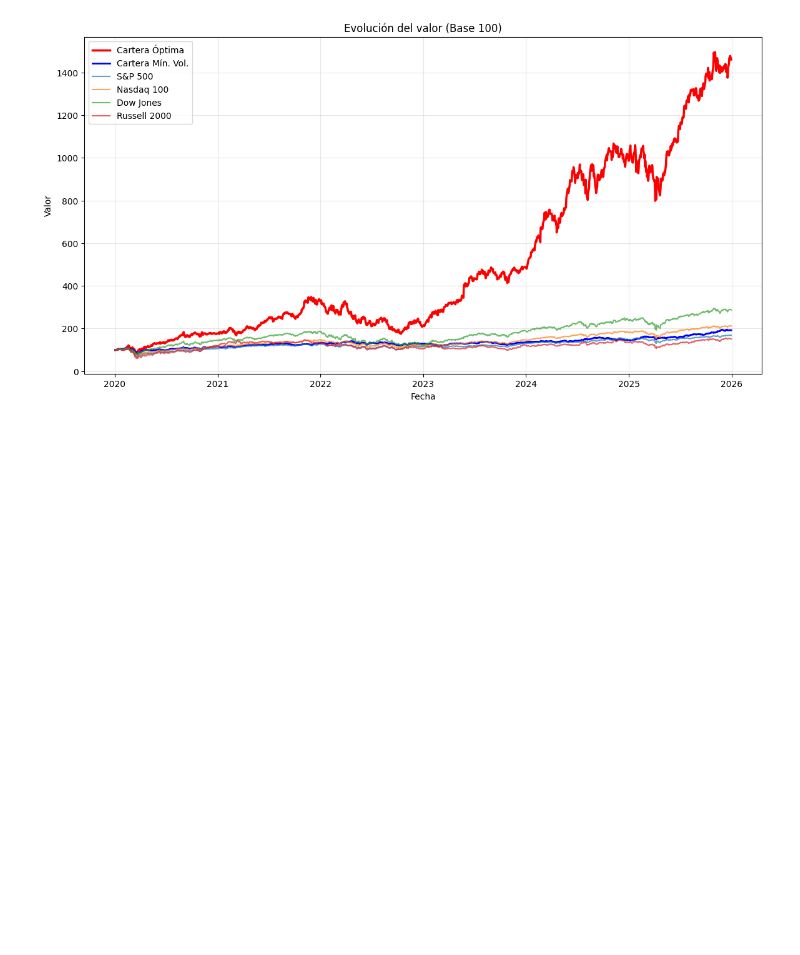
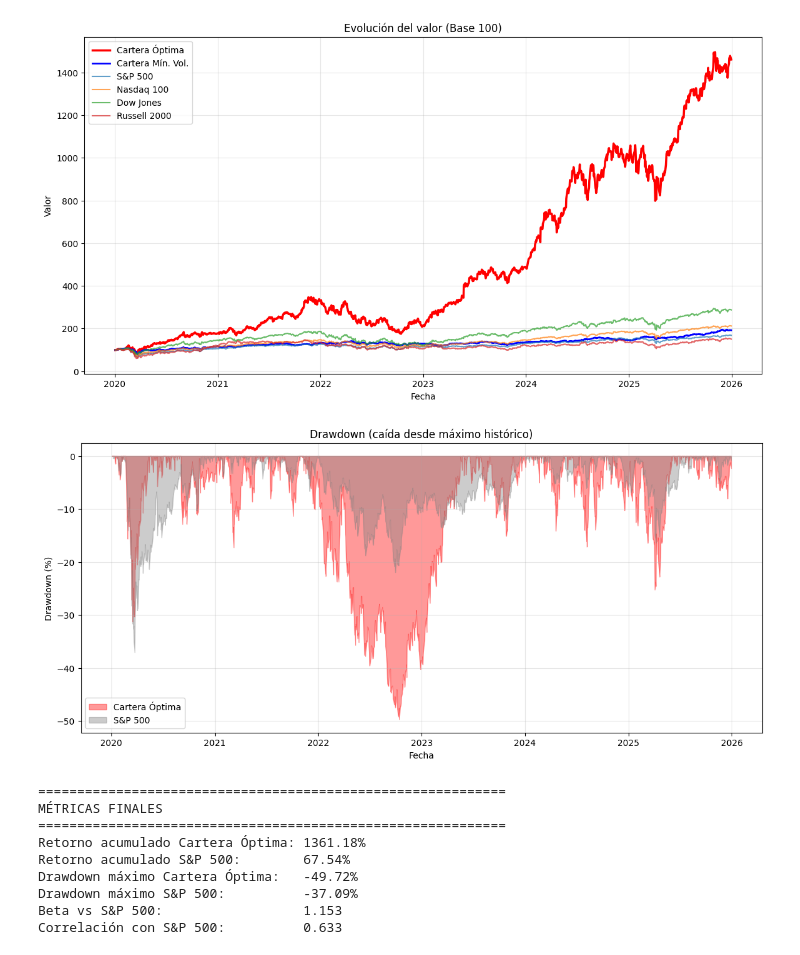
Before and after one commit to santiagoriverti/simulacion_cartera_inversion, a Jupyter notebook: scripts/simulacion_cartera_inversion.ipynb, the cells around one changed output. Cells and saved outputs as stored; diff of their text form; code cells hidden in the pictures; blank space fills up the shorter version.

Commit message:
Drawdown y métricas de riesgo

```diff
--- a/scripts/simulacion_cartera_inversion.ipynb
+++ b/scripts/simulacion_cartera_inversion.ipynb
@@ -257,3 +257,49 @@ plt.grid(alpha=0.3)
 plt.show()
 # %% [output]
 [figure]
+# %%
+def calcular_drawdown(serie_valor):
+    pico = serie_valor.cummax()
+    return (serie_valor - pico) / pico
+
+dd_cartera = calcular_drawdown(valor_cartera_opt)
+valor_sp = (1 + retornos_indices['S&P 500']).cumprod() * 100
+dd_sp = calcular_drawdown(valor_sp)
+
+plt.figure(figsize=(14, 6))
+plt.fill_between(dd_cartera.index, dd_cartera * 100, 0, alpha=0.4, color='red', label='Cartera Óptima')
+plt.fill_between(dd_sp.index, dd_sp * 100, 0, alpha=0.4, color='gray', label='S&P 500')
+plt.title('Drawdown (caída desde máximo histórico)')
+plt.ylabel('Drawdown (%)')
+plt.xlabel('Fecha')
+plt.legend()
+plt.grid(alpha=0.3)
+plt.show()
+
+# Métricas finales
+print("="*60)
+print("MÉTRICAS FINALES")
+print("="*60)
+ret_total_opt = (valor_cartera_opt.iloc[-1] / 100 - 1) * 100
+ret_total_sp = (valor_sp.iloc[-1] / 100 - 1) * 100
+
+print(f"Retorno acumulado Cartera Óptima: {ret_total_opt:.2f}%")
+print(f"Retorno acumulado S&P 500:        {ret_total_sp:.2f}%")
+print(f"Drawdown máximo Cartera Óptima:   {dd_cartera.min()*100:.2f}%")
+print(f"Drawdown máximo S&P 500:          {dd_sp.min()*100:.2f}%")
+
+beta = np.cov(retornos_cartera_opt, retornos_indices['S&P 500'])[0, 1] / retornos_indices['S&P 500'].var()
+corr = retornos_cartera_opt.corr(retornos_indices['S&P 500'])
+print(f"Beta vs S&P 500:                  {beta:.3f}")
+print(f"Correlación con S&P 500:          {corr:.3f}")
+# %% [output]
+[figure, added]
+============================================================
+MÉTRICAS FINALES
+============================================================
+Retorno acumulado Cartera Óptima: 1361.18%
+Retorno acumulado S&P 500:        67.54%
+Drawdown máximo Cartera Óptima:   -49.72%
+Drawdown máximo S&P 500:          -37.09%
+Beta vs S&P 500:                  1.153
+Correlación con S&P 500:          0.633
```
